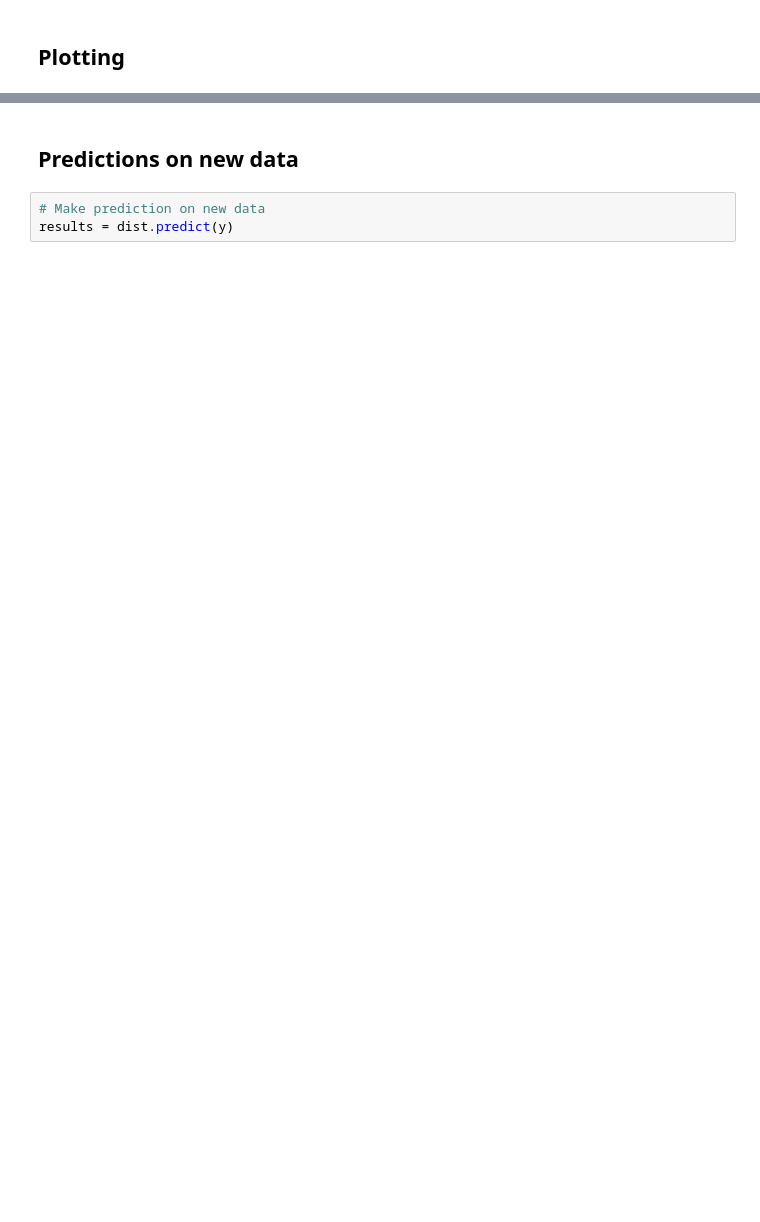
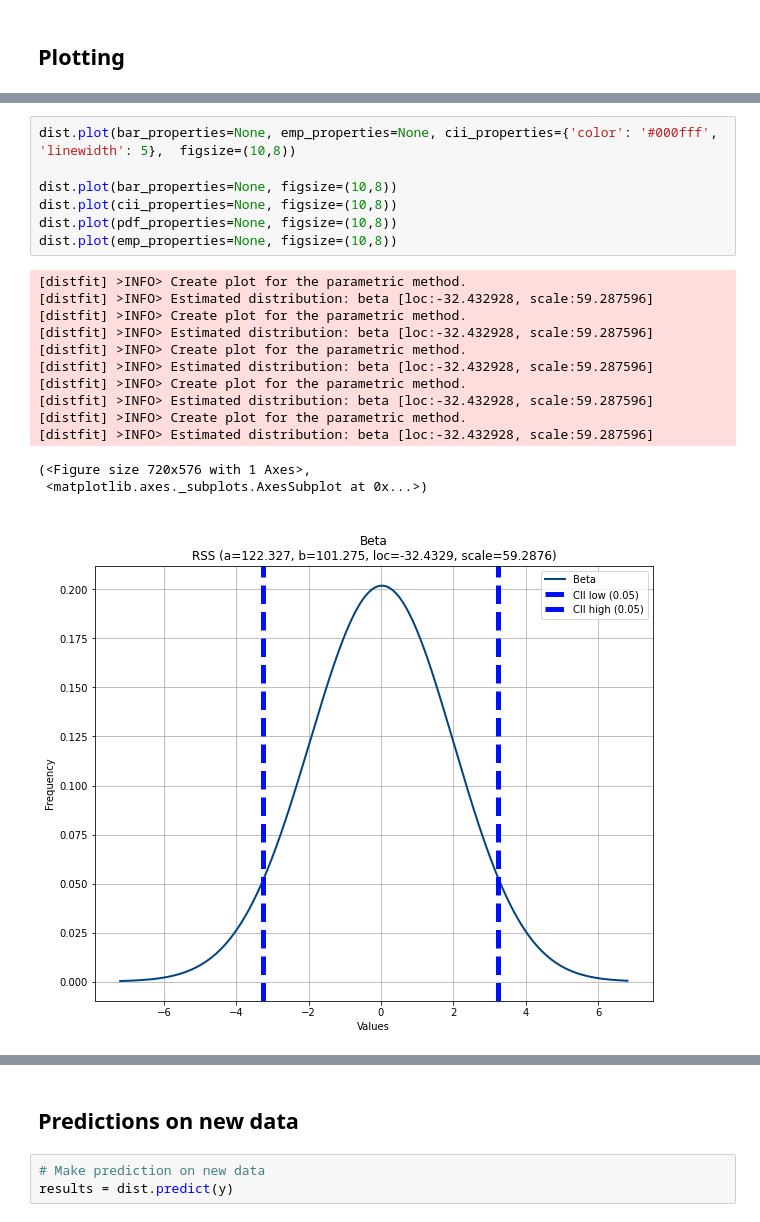
Before and after one commit to erdogant/distfit, a Jupyter notebook: notebooks/distfit.ipynb, the cells around one changed output, grey strips where cells are left out. Saved outputs shown, nothing was run; the diff lists cells and outputs as text; blank space fills up the shorter version.

```diff
--- a/notebooks/distfit.ipynb
+++ b/notebooks/distfit.ipynb
@@ -69,0 +69,21 @@ dist.plot()
+# %%
+dist.plot(bar_properties=None, emp_properties=None, cii_properties={'color': '#000fff', 'linewidth': 5},  figsize=(10,8))
+
+dist.plot(bar_properties=None, figsize=(10,8))
+dist.plot(cii_properties=None, figsize=(10,8))
+dist.plot(pdf_properties=None, figsize=(10,8))
+dist.plot(emp_properties=None, figsize=(10,8))
+# %% [output]
+[distfit] >INFO> Create plot for the parametric method.
+[distfit] >INFO> Estimated distribution: beta [loc:-32.432928, scale:59.287596]
+[distfit] >INFO> Create plot for the parametric method.
+[distfit] >INFO> Estimated distribution: beta [loc:-32.432928, scale:59.287596]
+[distfit] >INFO> Create plot for the parametric method.
+[distfit] >INFO> Estimated distribution: beta [loc:-32.432928, scale:59.287596]
+[distfit] >INFO> Create plot for the parametric method.
+[distfit] >INFO> Estimated distribution: beta [loc:-32.432928, scale:59.287596]
+[distfit] >INFO> Create plot for the parametric method.
+[distfit] >INFO> Estimated distribution: beta [loc:-32.432928, scale:59.287596]
+(<Figure size 720x576 with 1 Axes>,
+ <matplotlib.axes._subplots.AxesSubplot at 0x...>)
+[figure, added]
```
Also changed, not shown: parts of 14 cells of this notebook.
